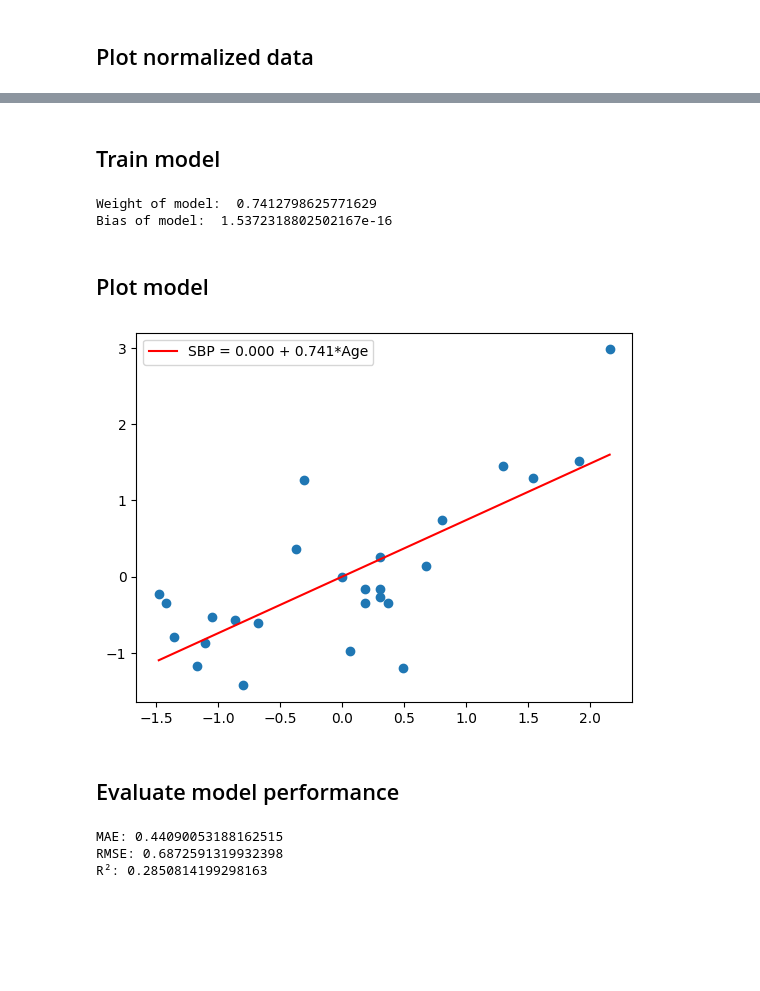
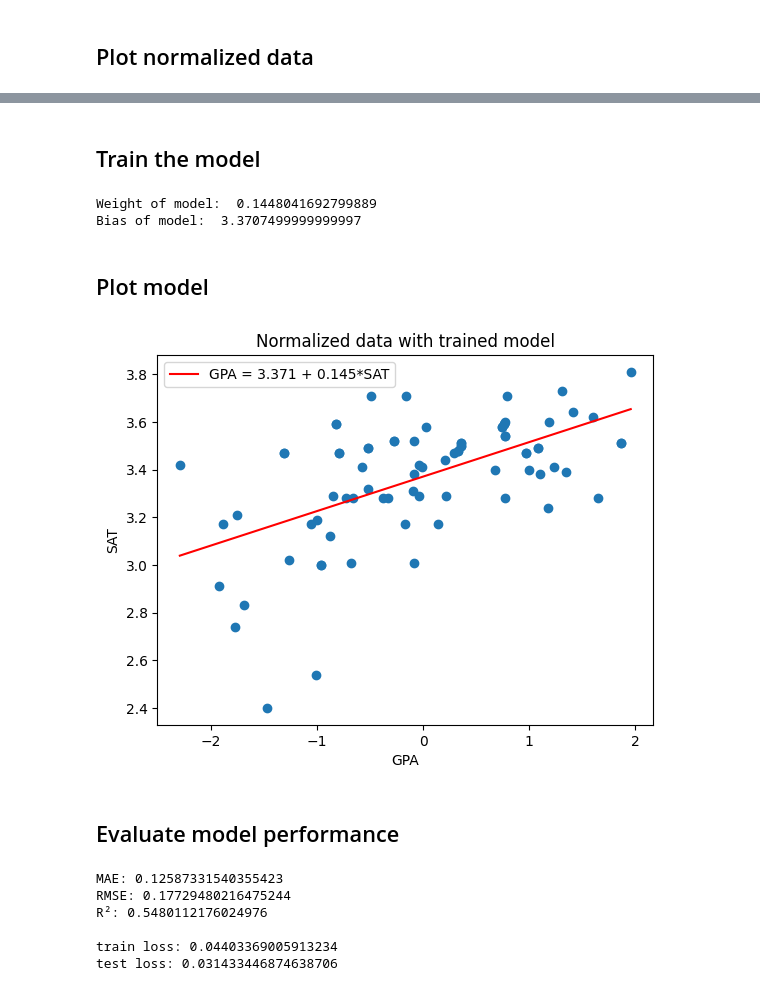
Before and after one commit to Sirius912/Machine_Learning, a Jupyter notebook: Simple_Linear_Regression/Simple_Linear_Regression.ipynb, the cells around one changed output, grey strips where cells are left out. Cells and saved outputs as stored; diff of their text form; code cells hidden in the pictures; blank space fills up the shorter version.

```diff
--- a/Simple_Linear_Regression/Simple_Linear_Regression.ipynb
+++ b/Simple_Linear_Regression/Simple_Linear_Regression.ipynb
@@ -14,4 +14,5 @@ from sklearn.metrics import mean_absolute_error, mean_squared_error, r2_score
 # %% [markdown]
 ## Load the dataset
 # %%
-data = pd.read_csv('dataset.csv')
+data = pd.read_csv('sat_gpa.csv')
+data
@@ -18,8 +33,8 @@ data = pd.read_csv('dataset.csv')
 # %% [markdown]
 ## Split X, y
 # %%
-X = data[['Age']]
-y = data['SBP']
+X = data[['SAT']]
+y = data['GPA']
 
 x_train, x_test, y_train, y_test = train_test_split(X, y, test_size=0.2, shuffle=True)
 # %% [markdown]
@@ -47,10 +62,7 @@ print(y_test.shape)
 x_scaler = StandardScaler()
 y_scaler = StandardScaler()
 
-x_train_scaled = x_scaler.fit_transform(x_train)
-x_test_scaled = x_scaler.transform(x_test)
-
-y_train_scaled = y_scaler.fit_transform(y_train.values.reshape(-1, 1))
-y_test_scaled = y_scaler.transform(y_test.values.reshape(-1, 1))
+x_train = x_scaler.fit_transform(x_train)
+x_test = x_scaler.transform(x_test)
 # %% [markdown]
 ## Plot normalized data
@@ -62,37 +77,46 @@ plt.show()
 # %% [markdown]
-## Train model
+## Train the model
 # %%
 model = LinearRegression()
-model.fit(x_train_scaled, y_train_scaled)
+model.fit(x_train, y_train)
 
-line = 'SBP = %.3f + %.3f*Age' %(model.intercept_, model.coef_[0])
+line = 'GPA = %.3f + %.3f*SAT' %(model.intercept_, model.coef_[0])
 
 print('Weight of model: ', model.coef_.item())
 print('Bias of model: ', model.intercept_.item())
 # %% [output]
-Weight of model:  0.7412798625771629
-Bias of model:  1.5372318802502167e-16
+Weight of model:  0.1448041692799889
+Bias of model:  3.3707499999999997
 # %% [markdown]
 ## Plot model
 # %%
-x_line = np.linspace(min(x_train_scaled), max(x_train_scaled))
+x_line = np.linspace(min(x_train), max(x_train))
 y_line = model.predict(x_line)
 
 plt.plot(x_line, y_line, color='red', label=line)
-plt.scatter(x_train_scaled, y_train_scaled)
+plt.scatter(x_train, y_train)
+plt.title('Normalized data with trained model')
+plt.xlabel('GPA')
+plt.ylabel('SAT')
 plt.legend()
 plt.show()
 # %% [output]
-[figure, old version]
+[figure, new version]
 # %% [markdown]
 ## Evaluate model performance
-# %%
-y_pred_scaled = model.predict(x_test_scaled)
-
-print('MAE:', mean_absolute_error(y_test_scaled, y_pred_scaled))
-print('RMSE:', np.sqrt(mean_squared_error(y_test_scaled, y_pred_scaled)))
-print('R²:', r2_score(y_test_scaled, y_pred_scaled))
-# %% [output]
-MAE: 0.44090053188162515
-RMSE: 0.6872591319932398
-R²: 0.2850814199298163
+# %%
+y_pred = model.predict(x_test)
+
+print('MAE:', mean_absolute_error(y_test, y_pred))
+print('RMSE:', np.sqrt(mean_squared_error(y_test, y_pred)))
+print('R²:', r2_score(y_test, y_pred))
+print('')
+print('train loss:', mean_squared_error(y_train, model.predict(x_train)))
+print('test loss:', mean_squared_error(y_test, model.predict(x_test)))
+# %% [output]
+MAE: 0.12587331540355423
+RMSE: 0.17729480216475244
+R²: 0.5480112176024976
+
+train loss: 0.04403369005913234
+test loss: 0.031433446874638706
```
Also changed, not shown: parts of 6 cells of this notebook.
